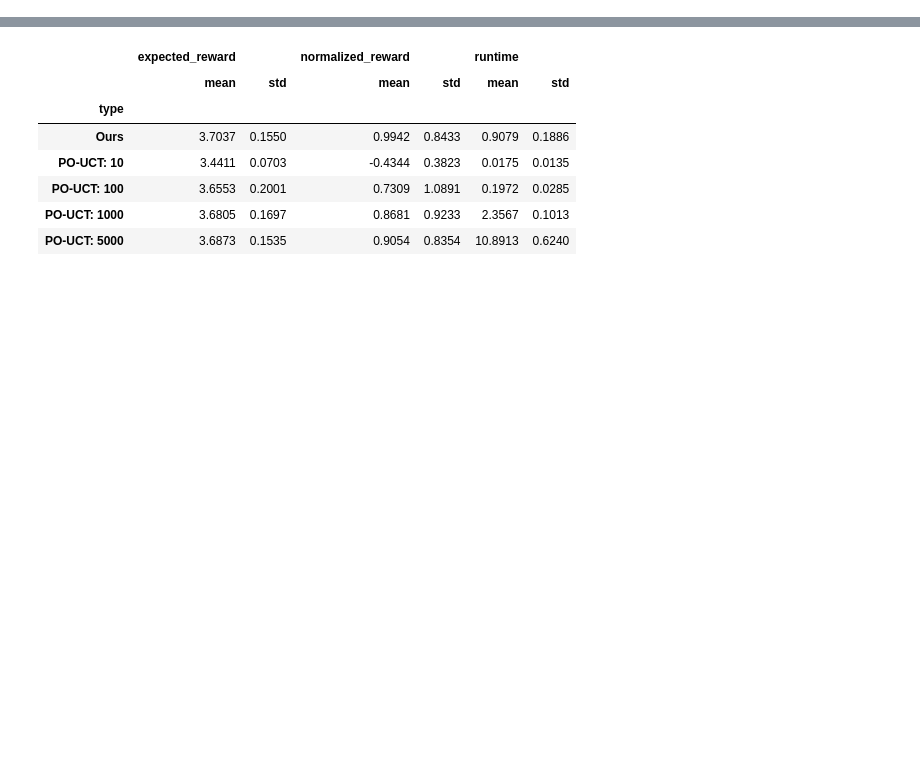
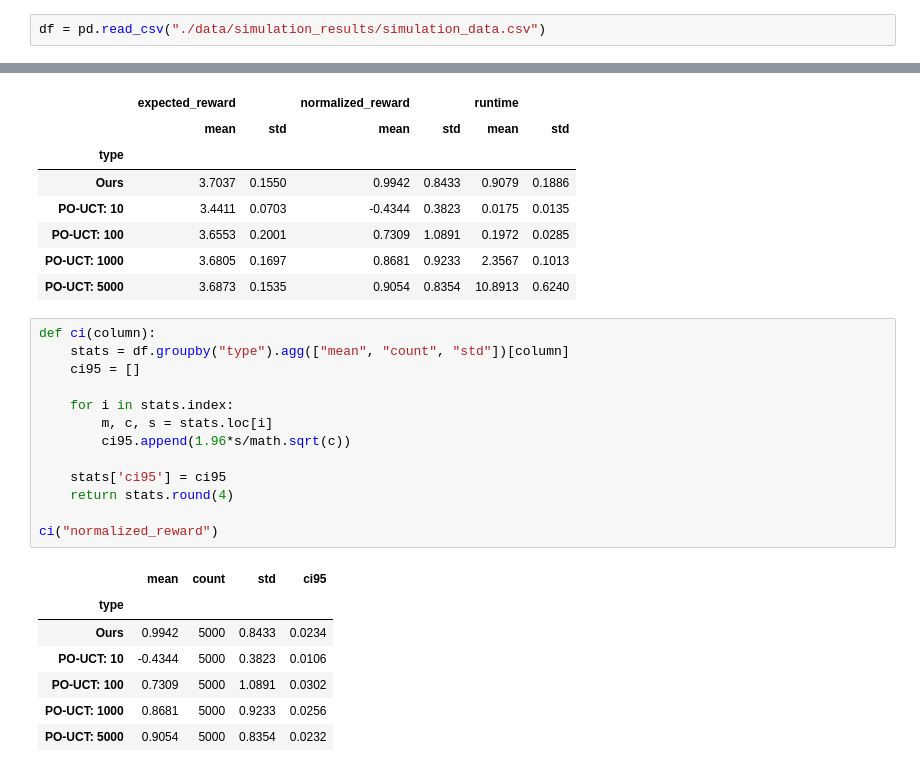
Before and after one commit to lovis-heindrich/MGPS-project-selection, a Jupyter notebook: analysis_simulations.ipynb, the cells around one changed output, grey strips where cells are left out. Saved outputs shown, nothing was run; the diff lists cells and outputs as text; blank space fills up the shorter version.

```diff
--- a/analysis_simulations.ipynb
+++ b/analysis_simulations.ipynb
@@ -76,6 +79,8 @@ Text(0.5, 0, '')
 [figure]
 # %%
 #df.to_csv("./data/simulation_results/simulation_data.csv")
+# %%
+df = pd.read_csv("./data/simulation_results/simulation_data.csv")
 # %%
 df.columns
 # %% [output]
@@ -109,3 +116,24 @@ df.groupby("type").agg(["mean", "std"])[["expected_reward", "normalized_reward",
 | PO-UCT: 100 | 3.6553 | 0.2001 | 0.7309 | 1.0891 | 0.1972 | 0.0285 |
 | PO-UCT: 1000 | 3.6805 | 0.1697 | 0.8681 | 0.9233 | 2.3567 | 0.1013 |
 | PO-UCT: 5000 | 3.6873 | 0.1535 | 0.9054 | 0.8354 | 10.8913 | 0.6240 |
+# %%
+def ci(column):
+    stats = df.groupby("type").agg(["mean", "count", "std"])[column]
+    ci95 = []
+
+    for i in stats.index:
+        m, c, s = stats.loc[i]
+        ci95.append(1.96*s/math.sqrt(c))
+
+    stats['ci95'] = ci95
+    return stats.round(4)
+
+ci("normalized_reward")
+# %% [output]
+|  | mean | count | std | ci95 |
+| type |  |  |  |  |
+| Ours | 0.9942 | 5000 | 0.8433 | 0.0234 |
+| PO-UCT: 10 | -0.4344 | 5000 | 0.3823 | 0.0106 |
+| PO-UCT: 100 | 0.7309 | 5000 | 1.0891 | 0.0302 |
+| PO-UCT: 1000 | 0.8681 | 5000 | 0.9233 | 0.0256 |
+| PO-UCT: 5000 | 0.9054 | 5000 | 0.8354 | 0.0232 |
```
Also changed, not shown: parts of 4 cells of this notebook, 2 other files.
